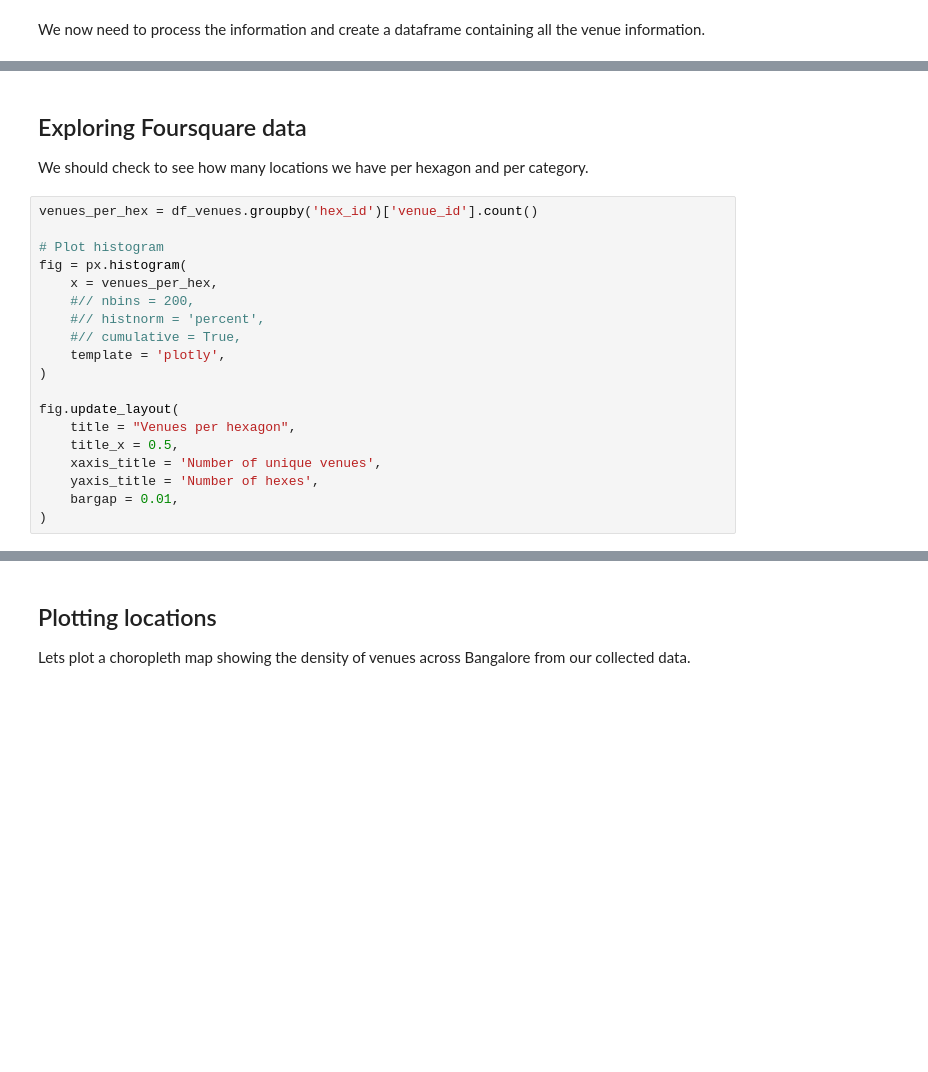
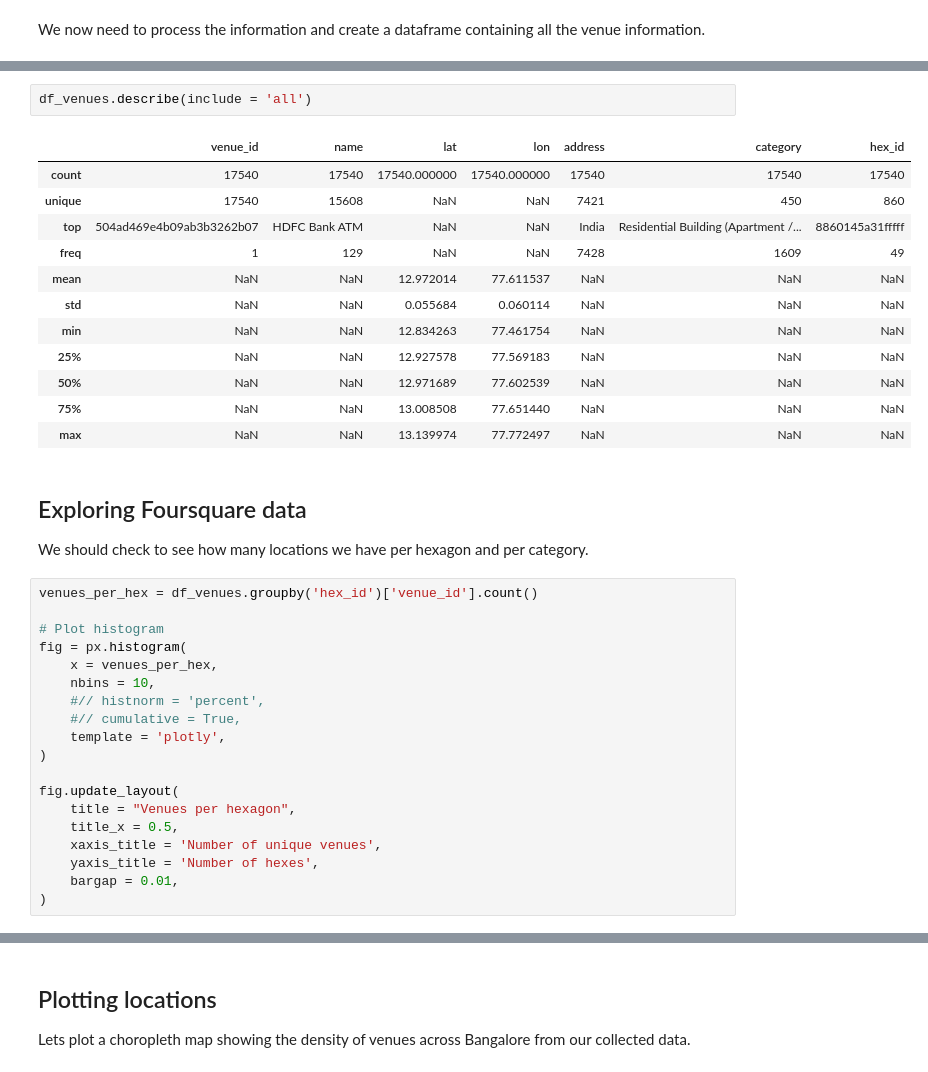
Before and after one commit to ngjoseph/Coursera_Capstone, a Jupyter notebook: notebooks/04_bangalore_foursquare_data.ipynb, the cells around one changed output, grey strips where cells are left out. Cells and saved outputs as stored; diff of their text form; blank space fills up the shorter version.

```diff
--- a/notebooks/04_bangalore_foursquare_data.ipynb
+++ b/notebooks/04_bangalore_foursquare_data.ipynb
@@ -237,3 +243,18 @@ dtype: object
+# %%
+df_venues.describe(include = 'all')
+# %% [output]
+|  | venue_id | name | lat | lon | address | category | hex_id |
+| count | 17540 | 17540 | 17540.000000 | 17540.000000 | 17540 | 17540 | 17540 |
+| unique | 17540 | 15608 | NaN | NaN | 7421 | 450 | 860 |
+| top | 504ad469e4b09ab3b3262b07 | HDFC Bank ATM | NaN | NaN | India | Residential Building (Apartment /... | 8860145a31fffff |
+| freq | 1 | 129 | NaN | NaN | 7428 | 1609 | 49 |
+| mean | NaN | NaN | 12.972014 | 77.611537 | NaN | NaN | NaN |
+| std | NaN | NaN | 0.055684 | 0.060114 | NaN | NaN | NaN |
+| min | NaN | NaN | 12.834263 | 77.461754 | NaN | NaN | NaN |
+| 25% | NaN | NaN | 12.927578 | 77.569183 | NaN | NaN | NaN |
+| 50% | NaN | NaN | 12.971689 | 77.602539 | NaN | NaN | NaN |
+| 75% | NaN | NaN | 13.008508 | 77.651440 | NaN | NaN | NaN |
+| max | NaN | NaN | 13.139974 | 77.772497 | NaN | NaN | NaN |
 # %% [markdown]
 ## Exploring Foursquare data
 
@@ -244,7 +265,7 @@ venues_per_hex = df_venues.groupby('hex_id')['venue_id'].count()
 # Plot histogram
 fig = px.histogram(
     x = venues_per_hex,
-    #// nbins = 200,
+    nbins = 10,
     #// histnorm = 'percent',
     #// cumulative = True,
     template = 'plotly',
```
Also changed, not shown: parts of 14 cells of this notebook, 3 other files.
